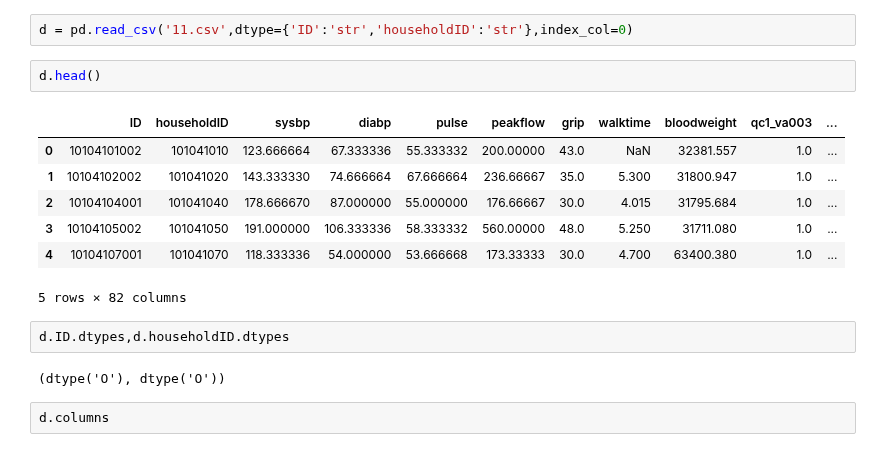
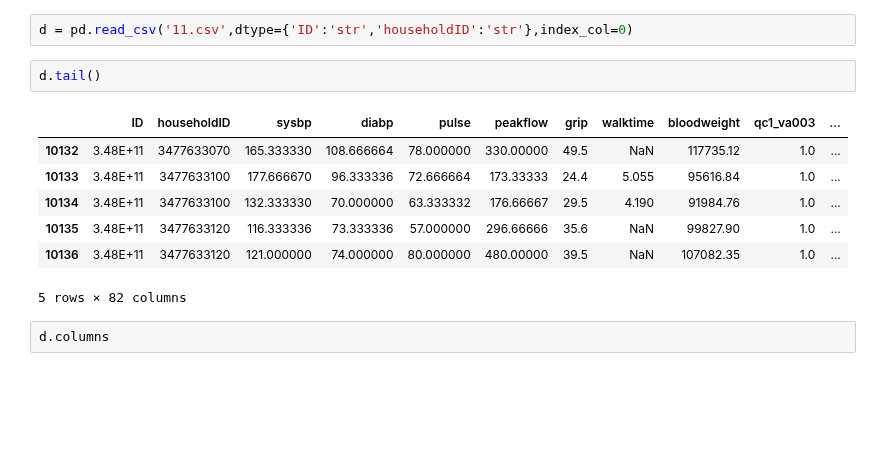
Before and after one commit to FoeinLove/DKU, a Jupyter notebook: Task(2020-10-13).ipynb, the cells around one changed output. Drawn from its saved outputs; the diff is of its cells as text; blank space fills up the shorter version.

```diff
--- a/Task(2020-10-13).ipynb
+++ b/Task(2020-10-13).ipynb
@@ -5,19 +5,15 @@ import pandas as pd
 # %%
 d = pd.read_csv('11.csv',dtype={'ID':'str','householdID':'str'},index_col=0)
 # %%
-d.head()
+d.tail()
 # %% [output]
 |  | ID | householdID | sysbp | diabp | pulse | peakflow | grip | walktime | bloodweight | qc1_va003 | ... |
-| 0 | 10104101002 | 101041010 | 123.666664 | 67.333336 | 55.333332 | 200.00000 | 43.0 | NaN | 32381.557 | 1.0 | ... |
-| 1 | 10104102002 | 101041020 | 143.333330 | 74.666664 | 67.666664 | 236.66667 | 35.0 | 5.300 | 31800.947 | 1.0 | ... |
-| 2 | 10104104001 | 101041040 | 178.666670 | 87.000000 | 55.000000 | 176.66667 | 30.0 | 4.015 | 31795.684 | 1.0 | ... |
-| 3 | 10104105002 | 101041050 | 191.000000 | 106.333336 | 58.333332 | 560.00000 | 48.0 | 5.250 | 31711.080 | 1.0 | ... |
-| 4 | 10104107001 | 101041070 | 118.333336 | 54.000000 | 53.666668 | 173.33333 | 30.0 | 4.700 | 63400.380 | 1.0 | ... |
+| 10132 | 3.48E+11 | 3477633070 | 165.333330 | 108.666664 | 78.000000 | 330.00000 | 49.5 | NaN | 117735.12 | 1.0 | ... |
+| 10133 | 3.48E+11 | 3477633100 | 177.666670 | 96.333336 | 72.666664 | 173.33333 | 24.4 | 5.055 | 95616.84 | 1.0 | ... |
+| 10134 | 3.48E+11 | 3477633100 | 132.333330 | 70.000000 | 63.333332 | 176.66667 | 29.5 | 4.190 | 91984.76 | 1.0 | ... |
+| 10135 | 3.48E+11 | 3477633120 | 116.333336 | 73.333336 | 57.000000 | 296.66666 | 35.6 | NaN | 99827.90 | 1.0 | ... |
+| 10136 | 3.48E+11 | 3477633120 | 121.000000 | 74.000000 | 80.000000 | 480.00000 | 39.5 | NaN | 107082.35 | 1.0 | ... |
 5 rows × 82 columns
-# %%
-d.ID.dtypes,d.householdID.dtypes
-# %% [output]
-(dtype('O'), dtype('O'))
 # %%
 d.columns
 # %% [output]
```
Also changed, not shown: parts of 22 cells of this notebook, 9 other files.
